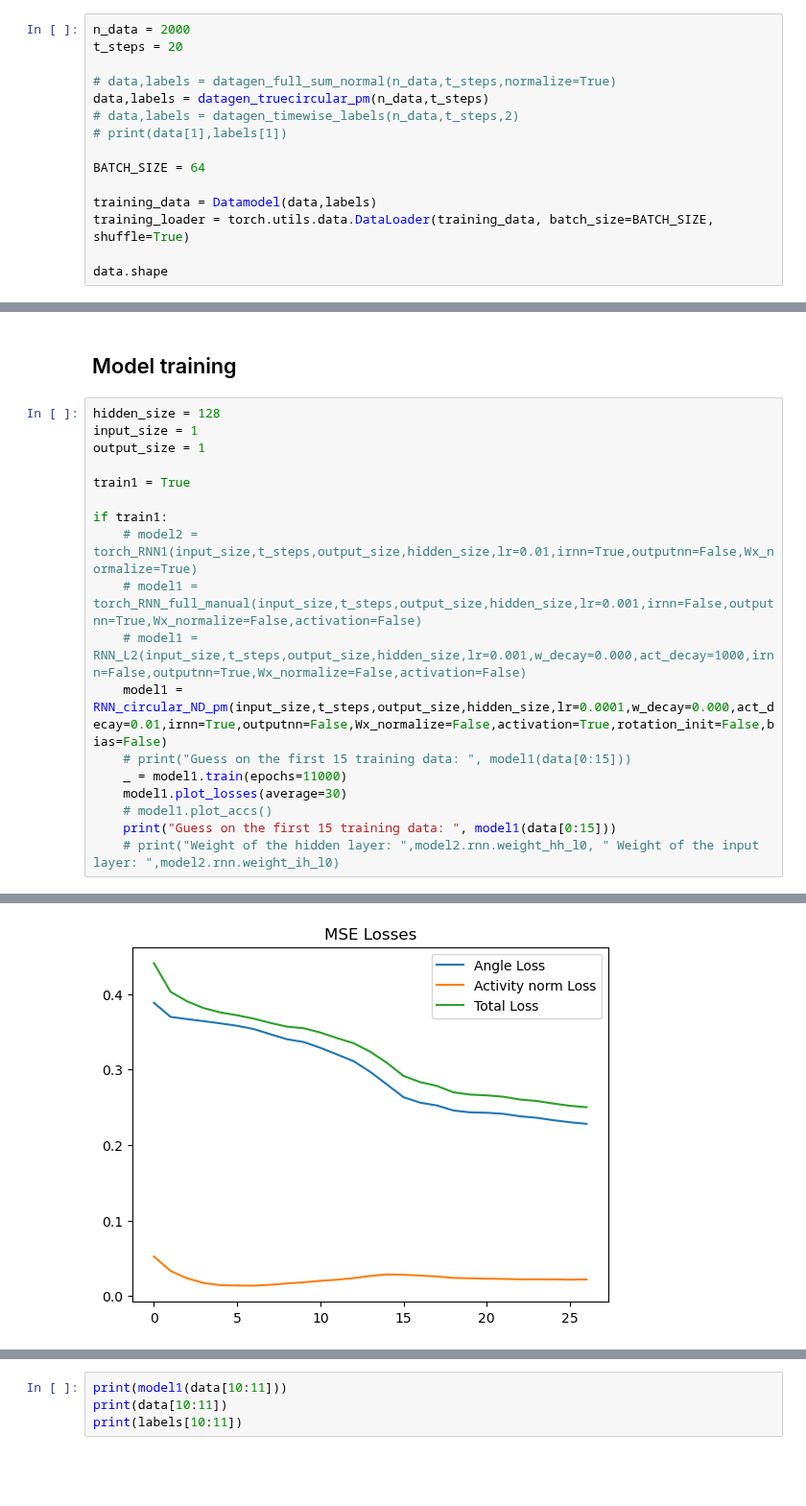
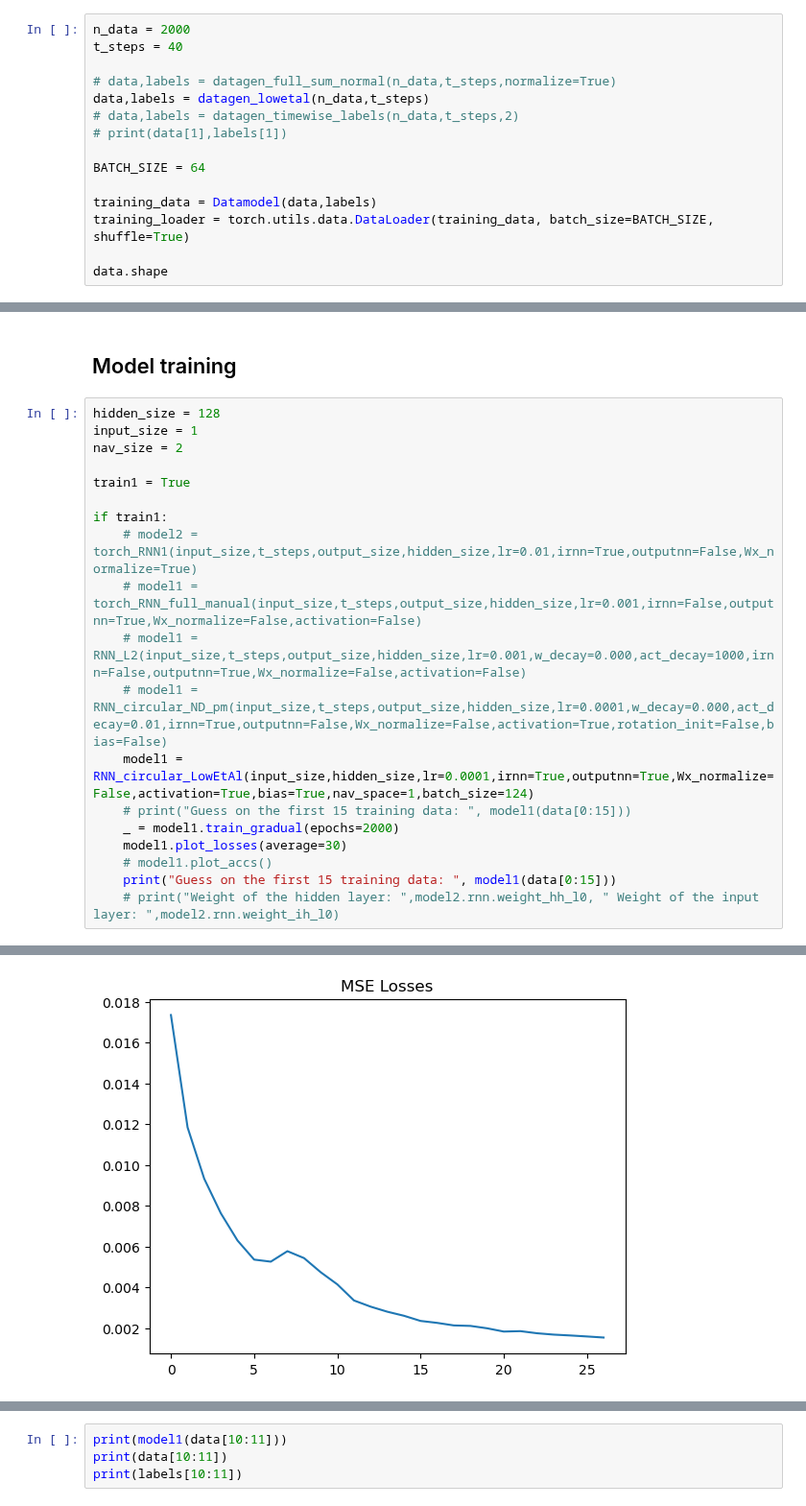
Before and after one commit to bioAI-Oslo/RNN-Adding-Problem-Representations, a Jupyter notebook: notebooks/regularized.ipynb, the cells around one changed output, grey strips where cells are left out. Shown at 96% size. Drawn from its saved outputs; the diff is of its cells as text; blank space fills up the shorter version.

```diff
--- a/notebooks/regularized.ipynb
+++ b/notebooks/regularized.ipynb
@@ -34,10 +34,10 @@ class Datamodel(Dataset):
         return self.x[ix], self.y[ix]
 # %%
 n_data = 2000
-t_steps = 20
+t_steps = 40
 
 # data,labels = datagen_full_sum_normal(n_data,t_steps,normalize=True)
-data,labels = datagen_truecircular_pm(n_data,t_steps)
+data,labels = datagen_lowetal(n_data,t_steps)
 # data,labels = datagen_timewise_labels(n_data,t_steps,2)
 # print(data[1],labels[1])
 
@@ -77,7 +77,7 @@ tensor([[ 0.1755],
 # %%
 hidden_size = 128
 input_size = 1
-output_size = 1
+nav_size = 2
 
 train1 = True
 
@@ -85,9 +85,10 @@ if train1:
     # model2 = torch_RNN1(input_size,t_steps,output_size,hidden_size,lr=0.01,irnn=True,outputnn=False,Wx_normalize=True)
     # model1 = torch_RNN_full_manual(input_size,t_steps,output_size,hidden_size,lr=0.001,irnn=False,outputnn=True,Wx_normalize=False,activation=False)
     # model1 = RNN_L2(input_size,t_steps,output_size,hidden_size,lr=0.001,w_decay=0.000,act_decay=1000,irnn=False,outputnn=True,Wx_normalize=False,activation=False)
-    model1 = RNN_circular_ND_pm(input_size,t_steps,output_size,hidden_size,lr=0.0001,w_decay=0.000,act_decay=0.01,irnn=True,outputnn=False,Wx_normalize=False,activation=True,rotation_init=False,bias=False)
+    # model1 = RNN_circular_ND_pm(input_size,t_steps,output_size,hidden_size,lr=0.0001,w_decay=0.000,act_decay=0.01,irnn=True,outputnn=False,Wx_normalize=False,activation=True,rotation_init=False,bias=False)
+    model1 = RNN_circular_LowEtAl(input_size,hidden_size,lr=0.0001,irnn=True,outputnn=True,Wx_normalize=False,activation=True,bias=True,nav_space=1,batch_size=124)
     # print("Guess on the first 15 training data: ", model1(data[0:15]))
-    _ = model1.train(epochs=11000)
+    _ = model1.train_gradual(epochs=2000)
     model1.plot_losses(average=30)
     # model1.plot_accs()
     print("Guess on the first 15 training data: ", model1(data[0:15]))
@@ -97 +98 @@ Losses array was not a multiple of average. Truncated to 10980
-[figure, old version]
+[figure, new version]
```
Also changed, not shown: parts of 9 cells of this notebook, 2 other files.
